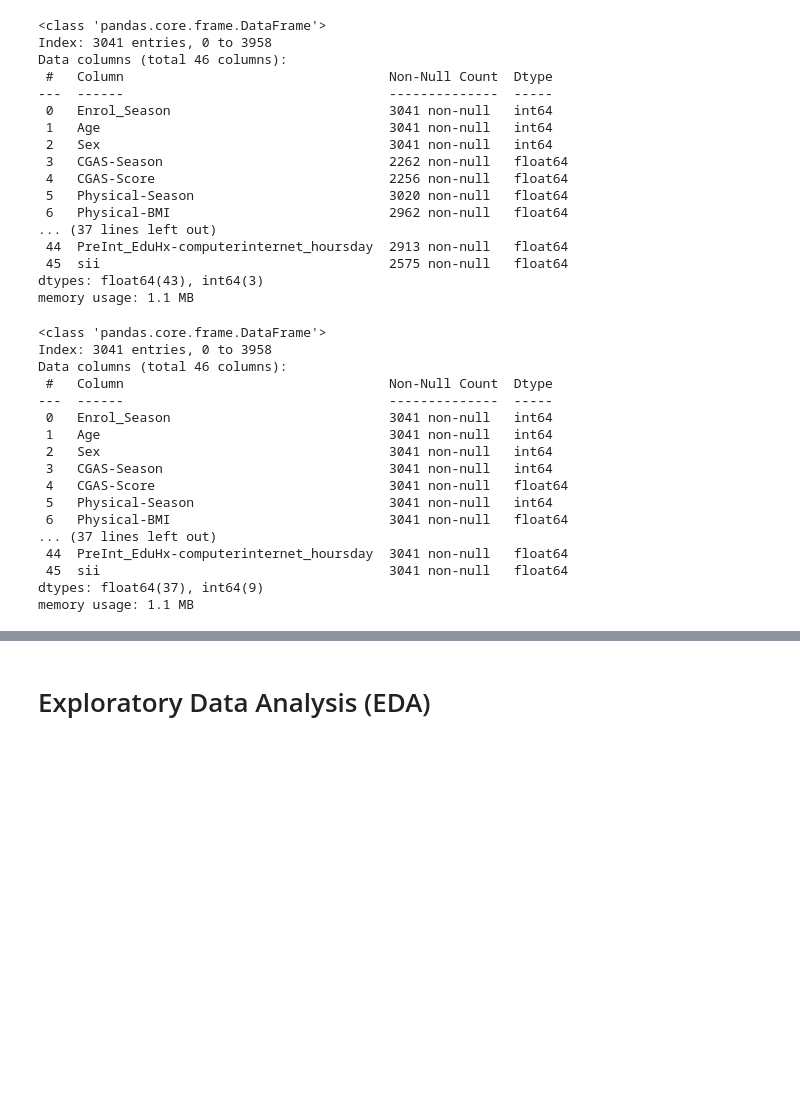
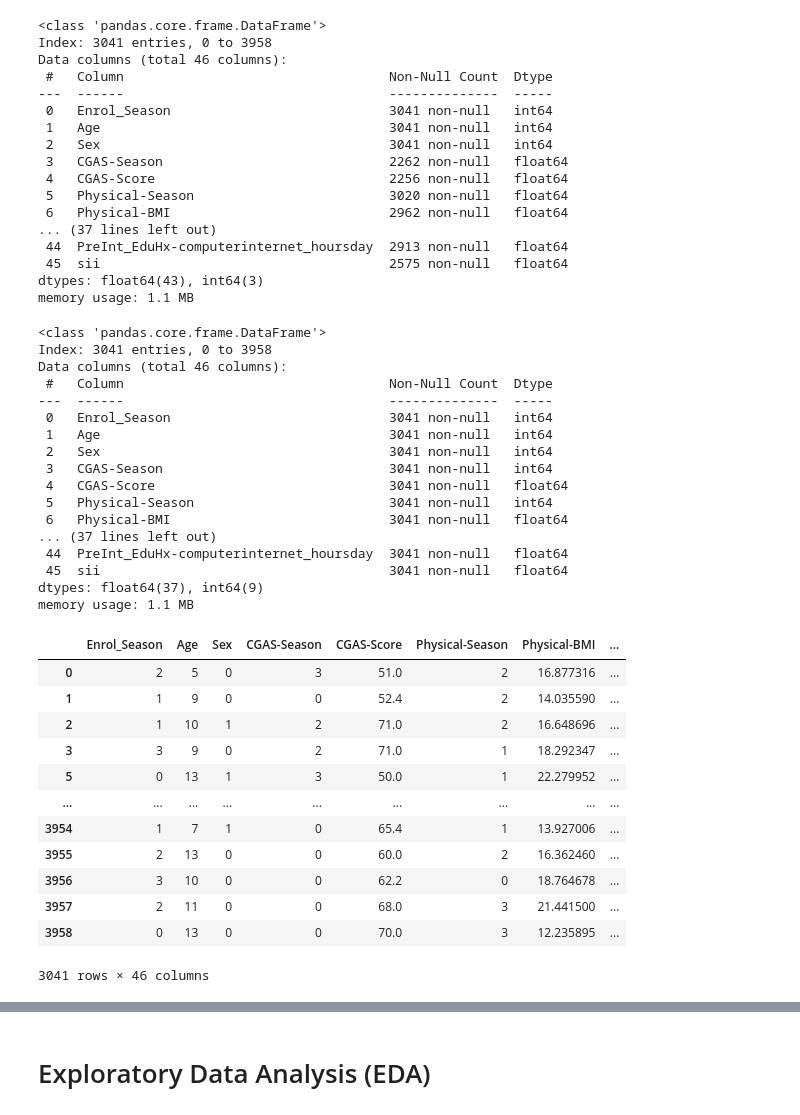
Before and after one commit to Ramtin-Karbaschi/BehaviorDetection_and_MobileMarketAnalysis, a Jupyter notebook: stat.ipynb, the cells around one changed output, grey strips where cells are left out. Cells and saved outputs as stored; diff of their text form; code cells hidden in the pictures; blank space fills up the shorter version.

```diff
--- a/stat.ipynb
+++ b/stat.ipynb
@@ -237,33 +237,46 @@ memory usage: 1.1 MB
 for column in season_columns:
     if column in df_data.columns and (df_data[column].isnull().sum() > 0):
         df_data[column] = df_data[column].fillna(df_data[column].mode()[0])
         df_data[column] = df_data[column].astype(int)  # Convert the column to integer (similar to other season columns)
 
+## Ensure that only numeric columns are selected
+numeric_columns = df_data.select_dtypes(include=['float64']).columns
 
 # Fill NaN values in other columns by KNN Imputation
-# Ensure that only numeric columns are selected
-numeric_df = df_data.select_dtypes(include=['float64']).columns
 imputer_algorithm = KNNImputer(n_neighbors=5, weights='uniform', metric='nan_euclidean')
-df_data[numeric_df] = imputer_algorithm.fit_transform(df_data[numeric_df])
+df_data[numeric_columns] = imputer_algorithm.fit_transform(df_data[numeric_columns])
 
 # Check the data information after imputation
 df_data.info()
 df_data
 # %% [output]
 <class 'pandas.core.frame.DataFrame'>
 Index: 3041 entries, 0 to 3958
 Data columns (total 46 columns):
  #   Column                                  Non-Null Count  Dtype
 ---  ------                                  --------------  -----
  0   Enrol_Season                            3041 non-null   int64
  1   Age                                     3041 non-null   int64
  2   Sex                                     3041 non-null   int64
  3   CGAS-Season                             3041 non-null   int64
  4   CGAS-Score                              3041 non-null   float64
  5   Physical-Season                         3041 non-null   int64
  6   Physical-BMI                            3041 non-null   float64
 ... (37 lines left out)
  44  PreInt_EduHx-computerinternet_hoursday  3041 non-null   float64
  45  sii                                     3041 non-null   float64
 dtypes: float64(37), int64(9)
 memory usage: 1.1 MB
+|  | Enrol_Season | Age | Sex | CGAS-Season | CGAS-Score | Physical-Season | Physical-BMI | ... |
+| 0 | 2 | 5 | 0 | 3 | 51.0 | 2 | 16.877316 | ... |
+| 1 | 1 | 9 | 0 | 0 | 52.4 | 2 | 14.035590 | ... |
+| 2 | 1 | 10 | 1 | 2 | 71.0 | 2 | 16.648696 | ... |
+| 3 | 3 | 9 | 0 | 2 | 71.0 | 1 | 18.292347 | ... |
+| 5 | 0 | 13 | 1 | 3 | 50.0 | 1 | 22.279952 | ... |
+| ... | ... | ... | ... | ... | ... | ... | ... | ... |
+| 3954 | 1 | 7 | 1 | 0 | 65.4 | 1 | 13.927006 | ... |
+| 3955 | 2 | 13 | 0 | 0 | 60.0 | 2 | 16.362460 | ... |
+| 3956 | 3 | 10 | 0 | 0 | 62.2 | 0 | 18.764678 | ... |
+| 3957 | 2 | 11 | 0 | 0 | 68.0 | 3 | 21.441500 | ... |
+| 3958 | 0 | 13 | 0 | 0 | 70.0 | 3 | 12.235895 | ... |
+3041 rows × 46 columns
```
Also changed, not shown: parts of 7 cells of this notebook.
